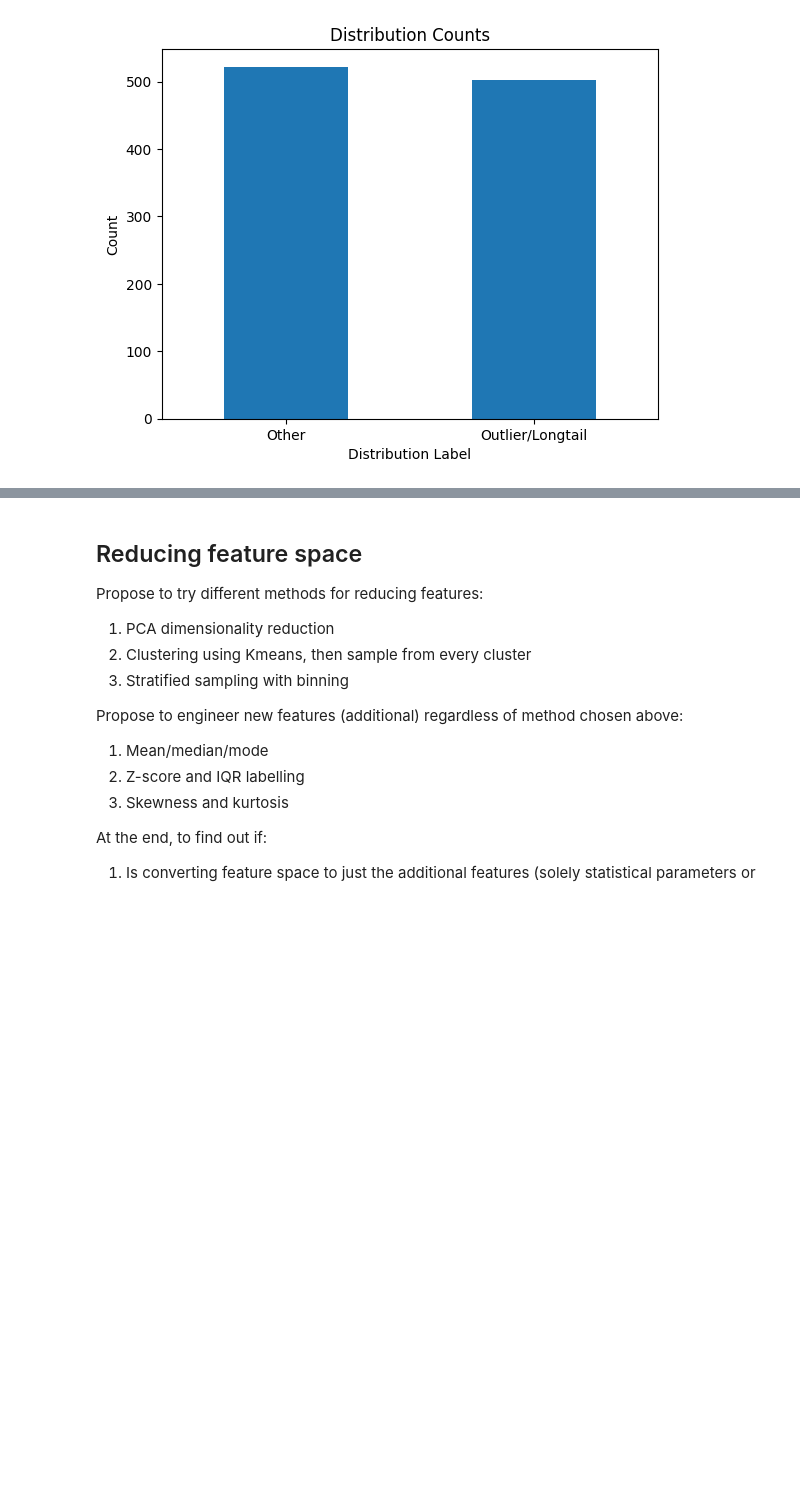
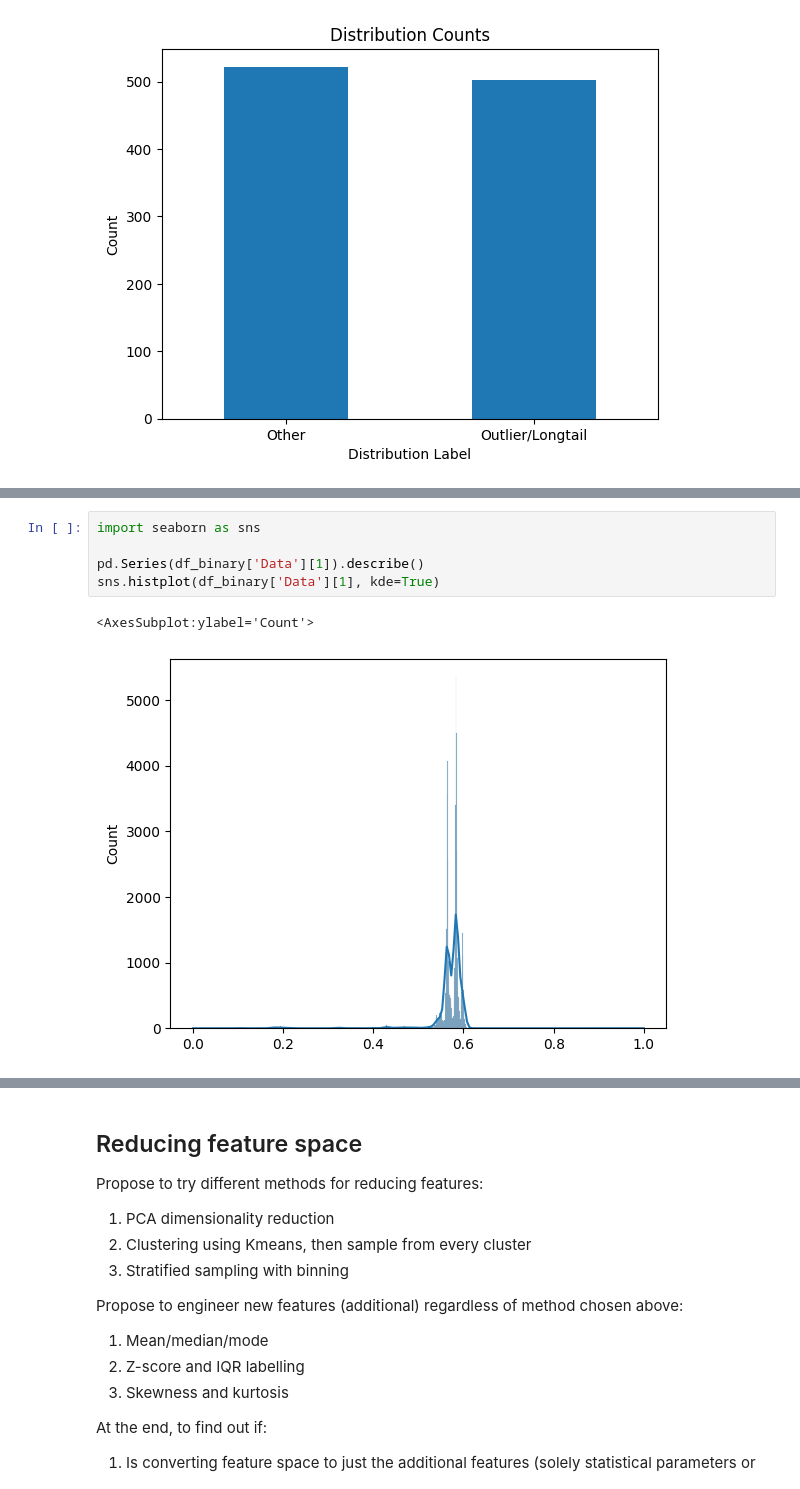
Before and after one commit to chan-cee/wafers, a Jupyter notebook: Luna Preprocessing.ipynb, the cells around one changed output, grey strips where cells are left out. Cells and saved outputs as stored; diff of their text form; blank space fills up the shorter version.

```diff
--- a/Luna Preprocessing.ipynb
+++ b/Luna Preprocessing.ipynb
@@ -331,0 +508,8 @@ plt.show()
+# %%
+import seaborn as sns
+
+pd.Series(df_binary['Data'][1]).describe()
+sns.histplot(df_binary['Data'][1], kde=True)
+# %% [output]
+<AxesSubplot:ylabel='Count'>
+[figure, added]
```
Also changed, not shown: parts of 73 cells of this notebook.
